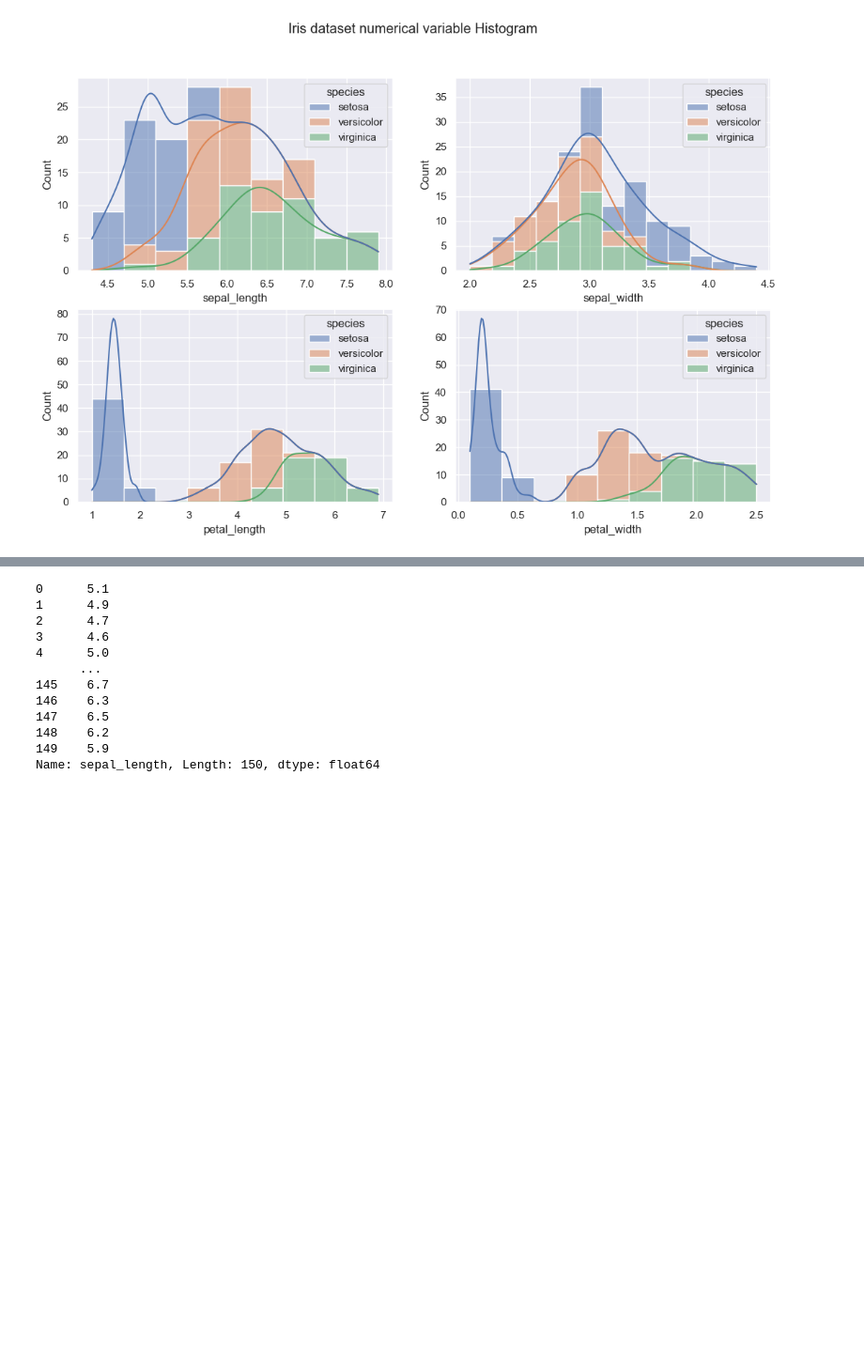
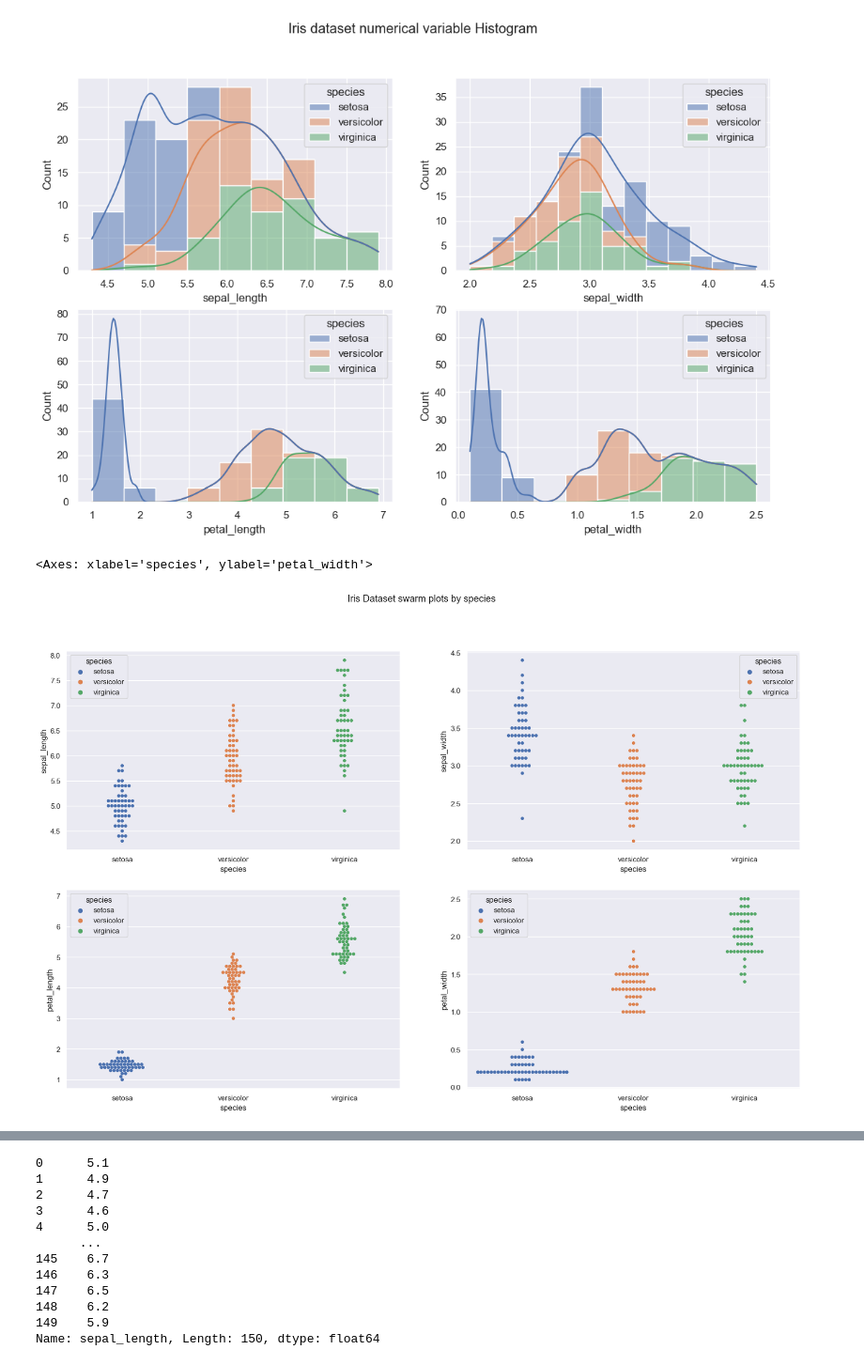
Before and after one commit to Gtalen/pands-project, a Jupyter notebook: iris.ipynb, the cells around one changed output, grey strips where cells are left out. Shown: that part at 94% size. Drawn from its saved outputs; the diff is of its cells as text; code cells hidden in the pictures; blank space fills up the shorter version.

Commit message:
data integrity check

```diff
--- a/iris.ipynb
+++ b/iris.ipynb
@@ -24,7 +27,7 @@ sns.set_theme()            #setting seaborn as default style for plots when usin
 # %%
-#importing the iris dataset from the web
-iris = pd.read_csv('https://raw.githubusercontent.com/mwaskom/seaborn-data/master/iris.csv')
-iris
+# Importing the iris dataset from the web
+iris_data = pd.read_csv('https://raw.githubusercontent.com/mwaskom/seaborn-data/master/iris.csv')
+iris_data
 # %% [output]
 |  | sepal_length | sepal_width | petal_length | petal_width | species |
 | 0 | 5.1 | 3.5 | 1.4 | 0.2 | setosa |
@@ -136,3 +147,16 @@ sns.histplot(data=iris, x='petal_width', hue='species', multiple='stack',kde=Tru
 # %% [output]
 <Axes: xlabel='petal_width', ylabel='Count'>
 [figure]
+# %%
+# Plotting a swarm[plot by species]
+fig, ax = plt.subplots(2, 2, figsize = (20, 12))
+fig.suptitle ('Iris Dataset swarm plots by species')
+
+#creating chart for each subplot
+sns.swarmplot(data=iris_data, y='sepal_length', x ='species', hue ='species', ax = ax [0, 0])
+sns.swarmplot(data=iris_data, y='sepal_width',  x ='species', hue ='species', ax = ax [0, 1])
+sns.swarmplot(data=iris_data, y='petal_length', x ='species', hue ='species', ax = ax [1, 0])
+sns.swarmplot(data=iris_data, y='petal_width',  x ='species', hue ='species', ax = ax [1, 1])
+# %% [output]
+<Axes: xlabel='species', ylabel='petal_width'>
+[figure, added]
```
Also changed, not shown: parts of 49 cells of this notebook, 3 other files.
